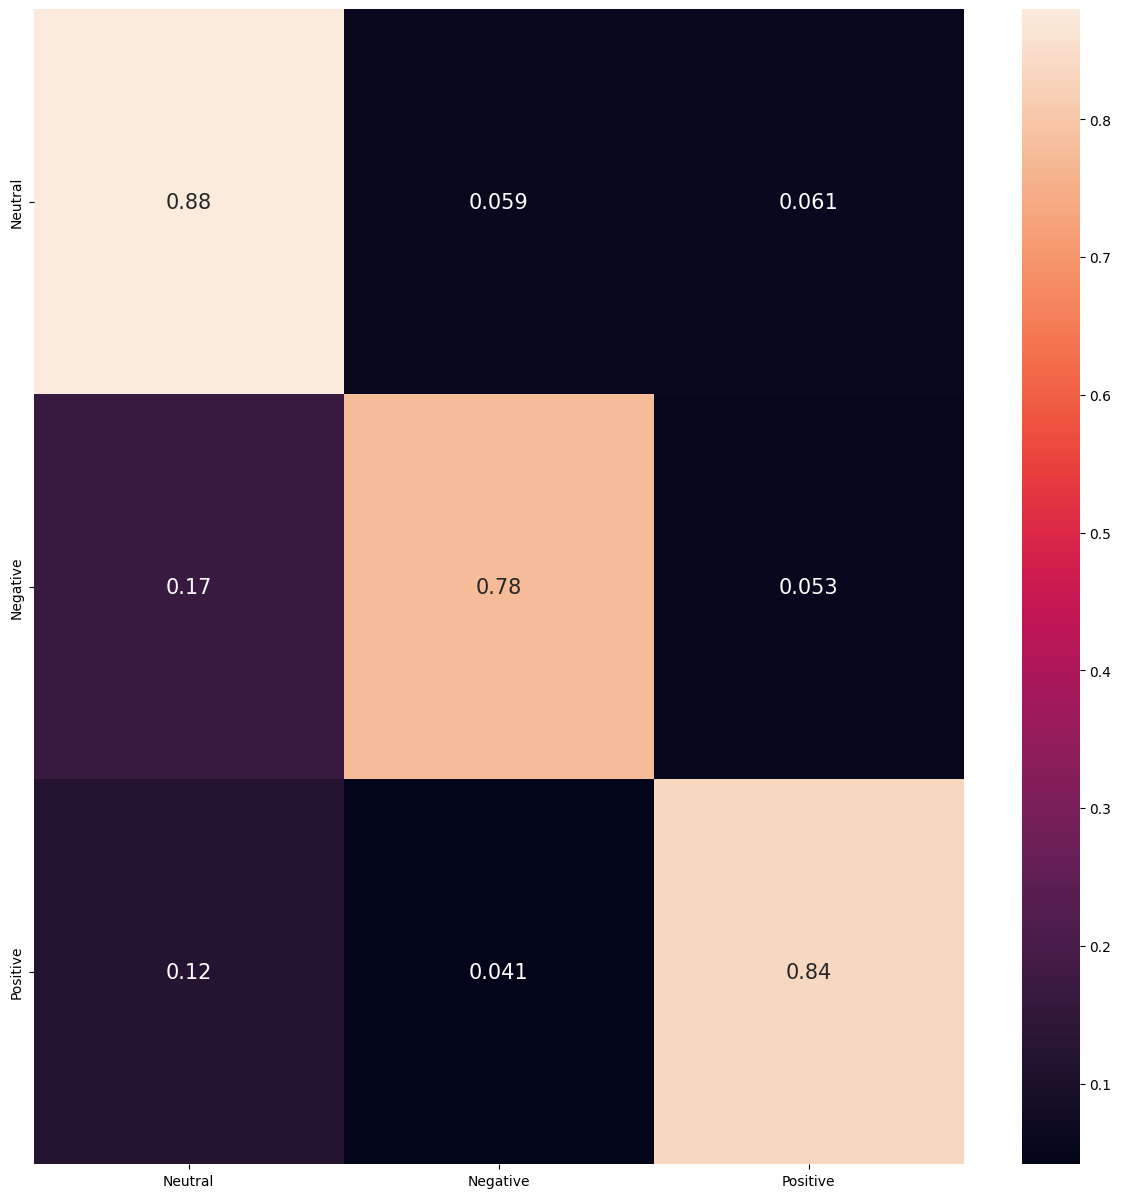
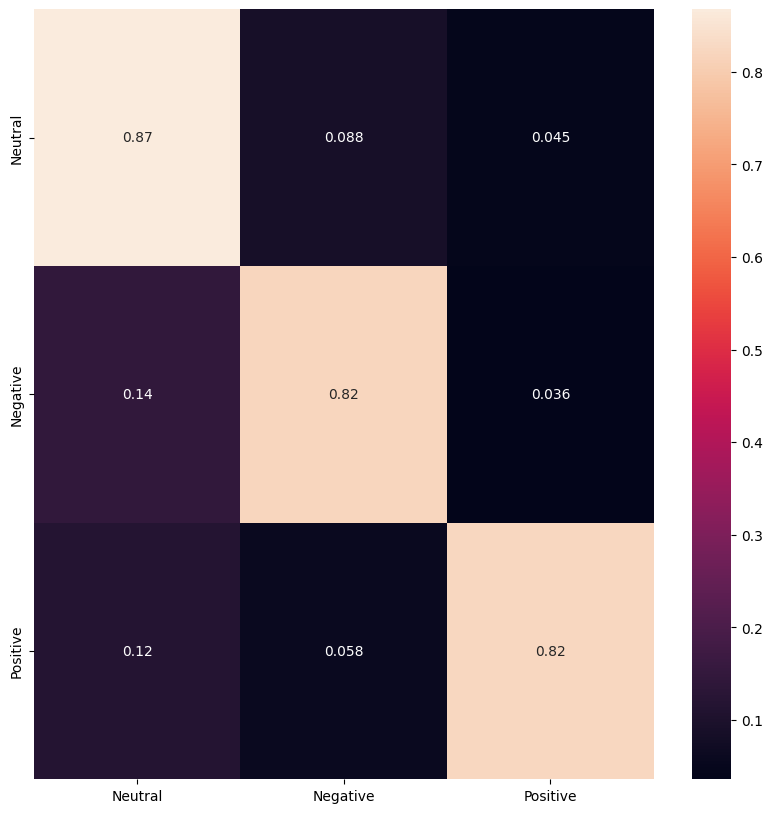
Code edit (unified diff) that turned the first committed figure into the second:
--- before
+++ after
@@ -4,4 +4,4 @@
 # Normalizing
 conf_matrix = conf_matrix.astype("float") / conf_matrix.sum(axis=1).to_numpy()[:, np.newaxis]
-plt.figure(figsize=(15,15))
-sns.heatmap(conf_matrix, annot=True, annot_kws={"size": 15})
+plt.figure(figsize=(10,10))
+sns.heatmap(conf_matrix, annot=True, annot_kws={"size": 10})

Commit: Final updates